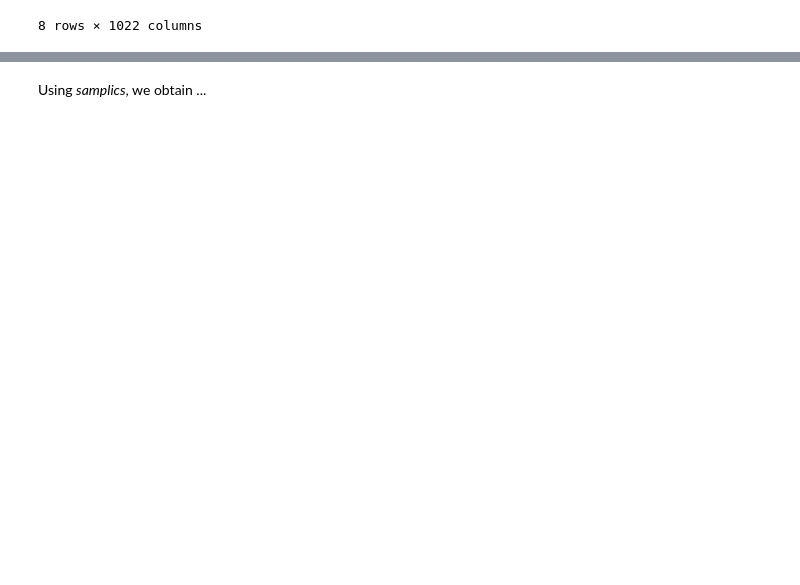
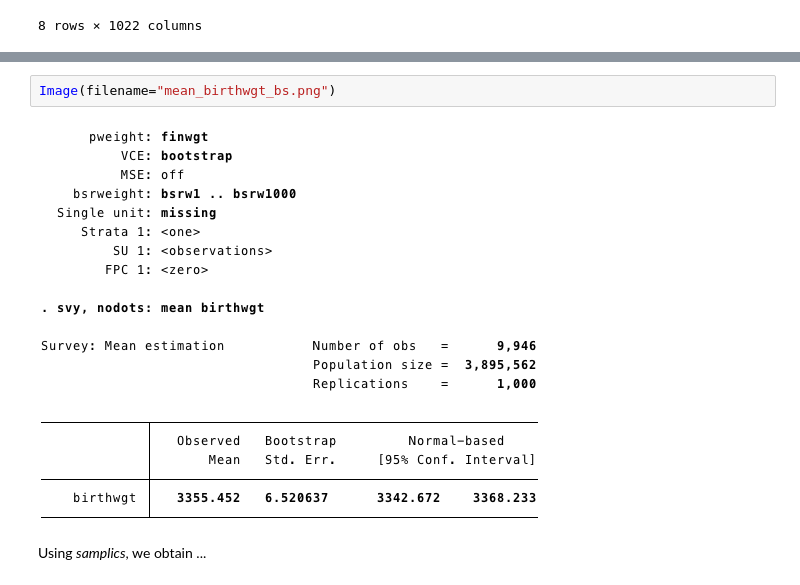
Before and after one commit to samplics-org/samplics, a Jupyter notebook: notebooks/tutorials/04_estimation.ipynb, the cells around one changed output, grey strips where cells are left out. Cells and saved outputs as stored; diff of their text form; blank space fills up the shorter version.

```diff
--- a/notebooks/tutorials/04_estimation.ipynb
+++ b/notebooks/tutorials/04_estimation.ipynb
@@ -129,3 +141,7 @@ Let's estimate the average birth weight using the bootstrap weights. From Stata,
+# %%
+Image(filename="mean_birthwgt_bs.png")
+# %% [output]
+[figure, added]
 # %% [markdown]
 Using *samplics*, we obtain ...
 # %%
```
Also changed, not shown: parts of 18 cells of this notebook, 17 other files.
